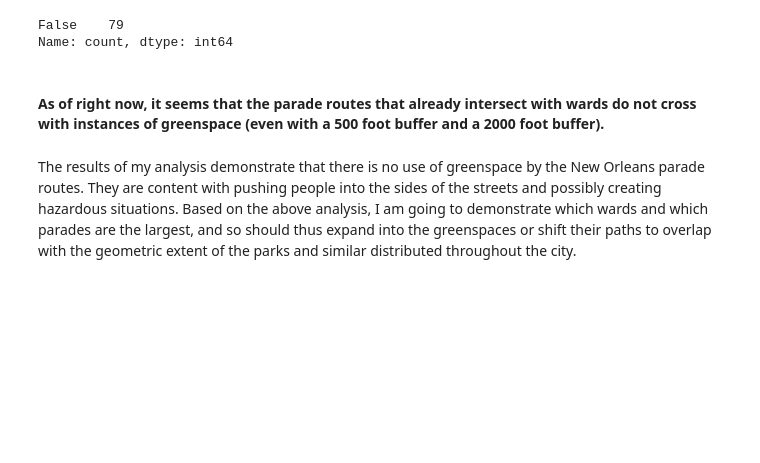
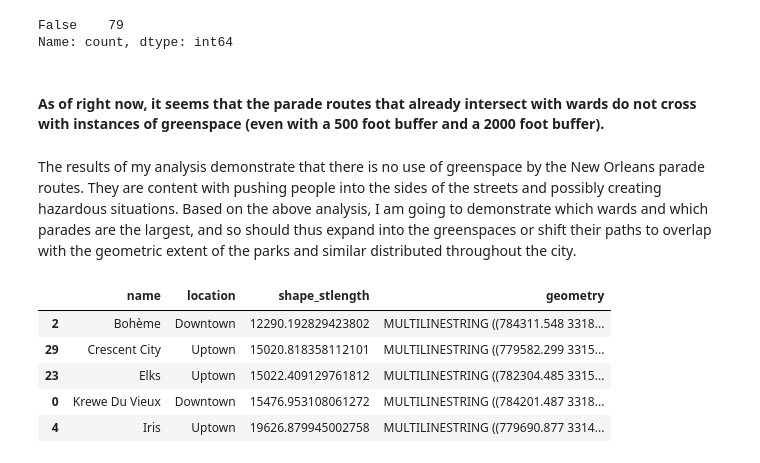
Before and after one commit to arhorton/geog592-arhorton, a Jupyter notebook: homework/week07/arhorton-hw08.ipynb, the cells around one changed output. Drawn from its saved outputs; the diff is of its cells as text; code cells hidden in the pictures; blank space fills up the shorter version.

```diff
--- a/homework/week07/arhorton-hw08.ipynb
+++ b/homework/week07/arhorton-hw08.ipynb
@@ -187,9 +170,26 @@ The results of my analysis demonstrate that there is no use of greenspace by the
 # %%
 ## based on the green_wards layer
 ## I used the parade length as a proxy for the parade size (based on distance)
 routes = routes.sort_values("shape_stlength")
 long_routes = routes[0:5]
 
-## also sorted the green_wards (so wards that I know possess some variety of named greenspace) by the size and selected the first five
-wards_big = wards.sort_values("shape_area", ascending = False)
+## also sorted the green_wards (so wards that I know possess some variety of named greenspace) by the size and selected the smallest wards
+wards_small = wards.sort_values("shape_area")
+small_wards = wards_small[0:5]
+
+wards_big = wards.sort_values("shape_area")
 big_wards = wards_big[0:5]
+
+## both of these wards posess a parade route fully contained within them
+ward_five = ward_c_routes[(ward_c_routes["name_left"] == "5")]
+ward_fifteen = ward_c_routes[(ward_c_routes["name_left"] == "15")]
+contained_routes = ward_c_routes[(ward_c_routes["name_right"] == "NOMTOC") & (ward_c_routes["name_right"] == "Barkus")]
+
+long_routes
+# %% [output]
+|  | name | location | shape_stlength | geometry |
+| 2 | Bohème | Downtown | 12290.192829423802 | MULTILINESTRING ((784311.548 3318... |
+| 29 | Crescent City | Uptown | 15020.818358112101 | MULTILINESTRING ((779582.299 3315... |
+| 23 | Elks | Uptown | 15022.409129761812 | MULTILINESTRING ((782304.485 3315... |
+| 0 | Krewe Du Vieux | Downtown | 15476.953108061272 | MULTILINESTRING ((784201.487 3318... |
+| 4 | Iris | Uptown | 19626.879945002758 | MULTILINESTRING ((779690.877 3314... |
```
Also changed, not shown: parts of 8 cells of this notebook.
